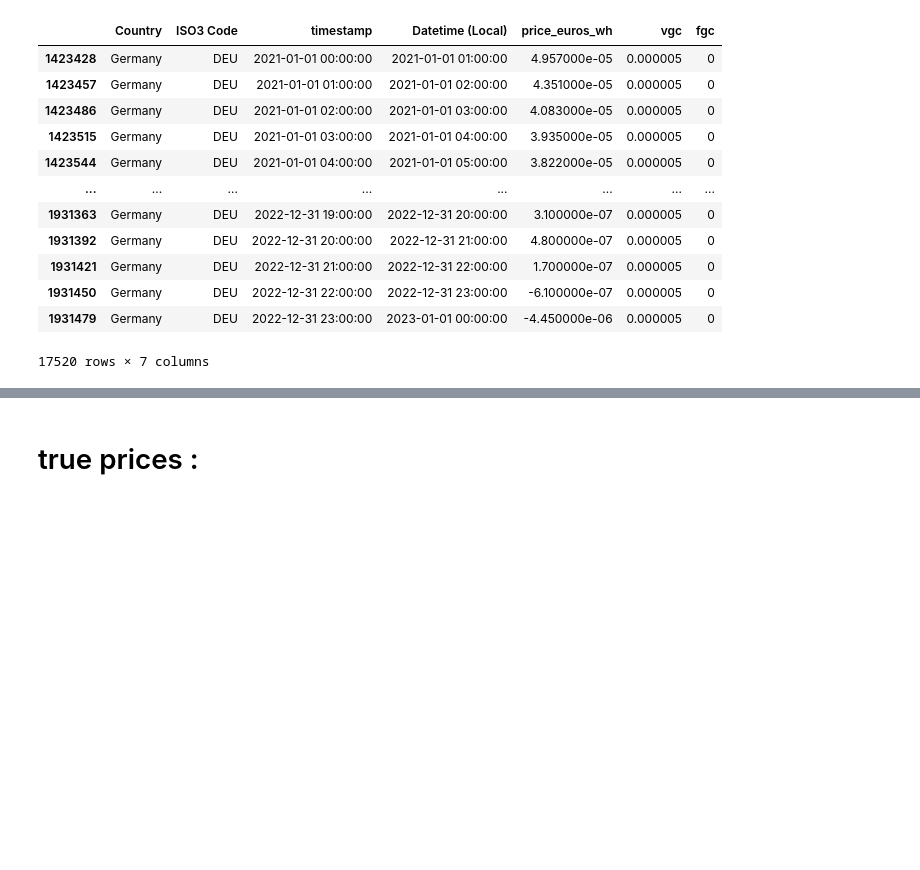
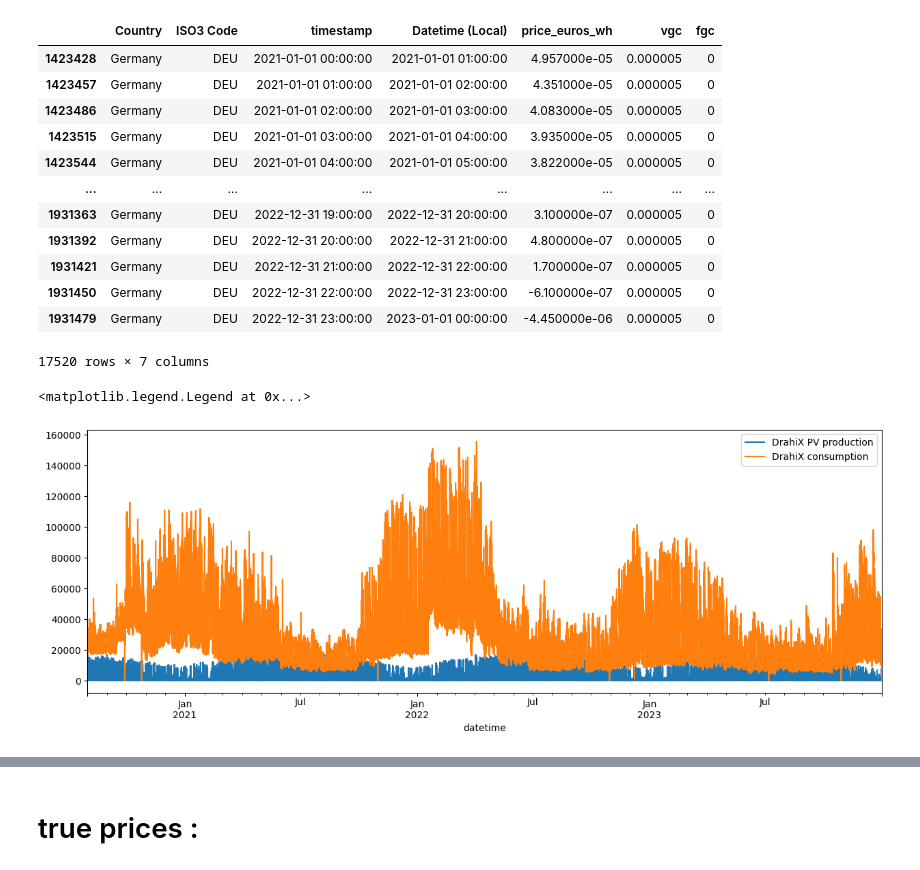
Before and after one commit to linusdurr/Energy-trading-with-battery, a Jupyter notebook: simulations_household.ipynb, the cells around one changed output, grey strips where cells are left out. Drawn from its saved outputs; the diff is of its cells as text; code cells hidden in the pictures; blank space fills up the shorter version.

```diff
--- a/simulations_household.ipynb
+++ b/simulations_household.ipynb
@@ -80,4 +80,14 @@ df
 17520 rows × 7 columns
 # %%
 df_drahi = pd.read_csv("data/PV_DrahiX_modules_Meteo_SIRTA_conso_v4_20200801_20231231.csv", index_col=0, parse_dates=True)
-# df_drahi_cons = df_drahi.loc(['TGBT [kW]', ''])
+consumption_columns = ['TGBT [kW]', 'kw_total_zone1', 'kw_total_zone2']
+df_drahi['consumption'] = df_drahi.loc[:, consumption_columns].sum(axis=1) * 1000  # Convert kW to W
+
+df_drahi['production'] = df_drahi['PAC']
+df_drahi['production'] = df_drahi['production'].fillna(0)  # Fill NaN values with 0
+df_drahi['production'].plot(figsize=(15, 5), label="DrahiX PV production")
+df_drahi['consumption'].plot(figsize=(15, 5), label="DrahiX consumption")
+plt.legend()
+# %% [output]
+<matplotlib.legend.Legend at 0x...>
+[figure, added]
```
Also changed, not shown: parts of 7 cells of this notebook, 3 other files.
